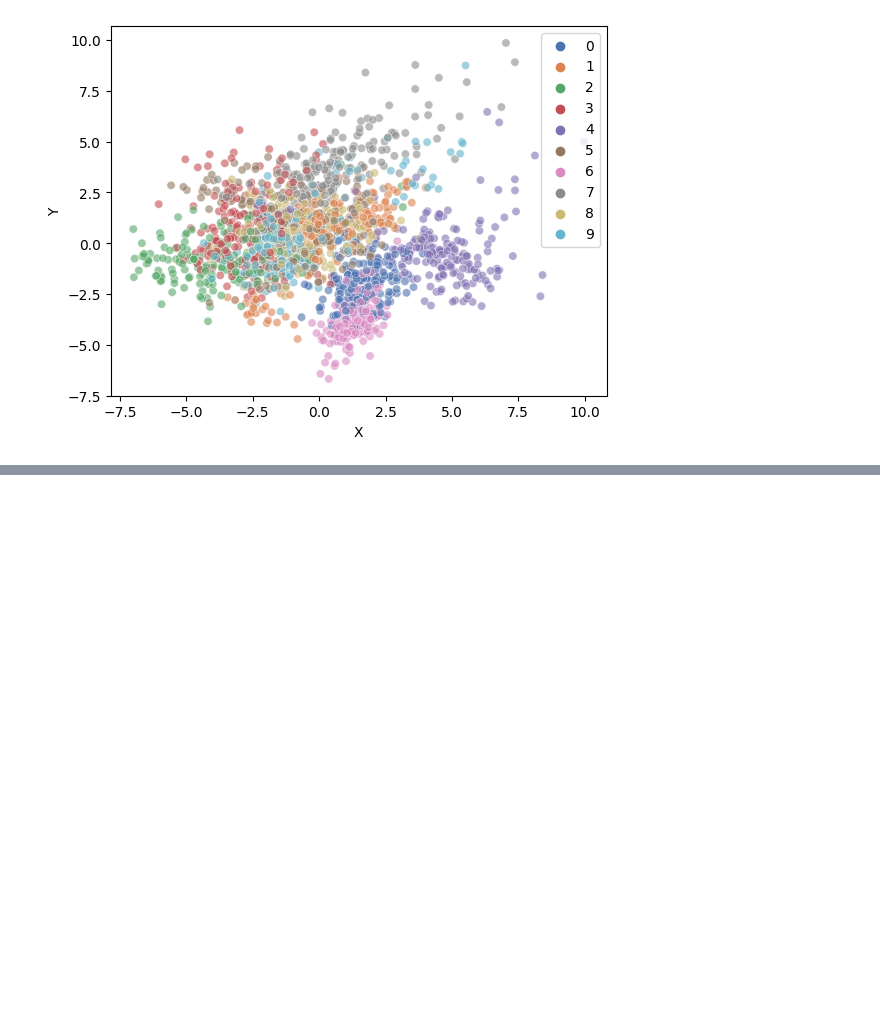
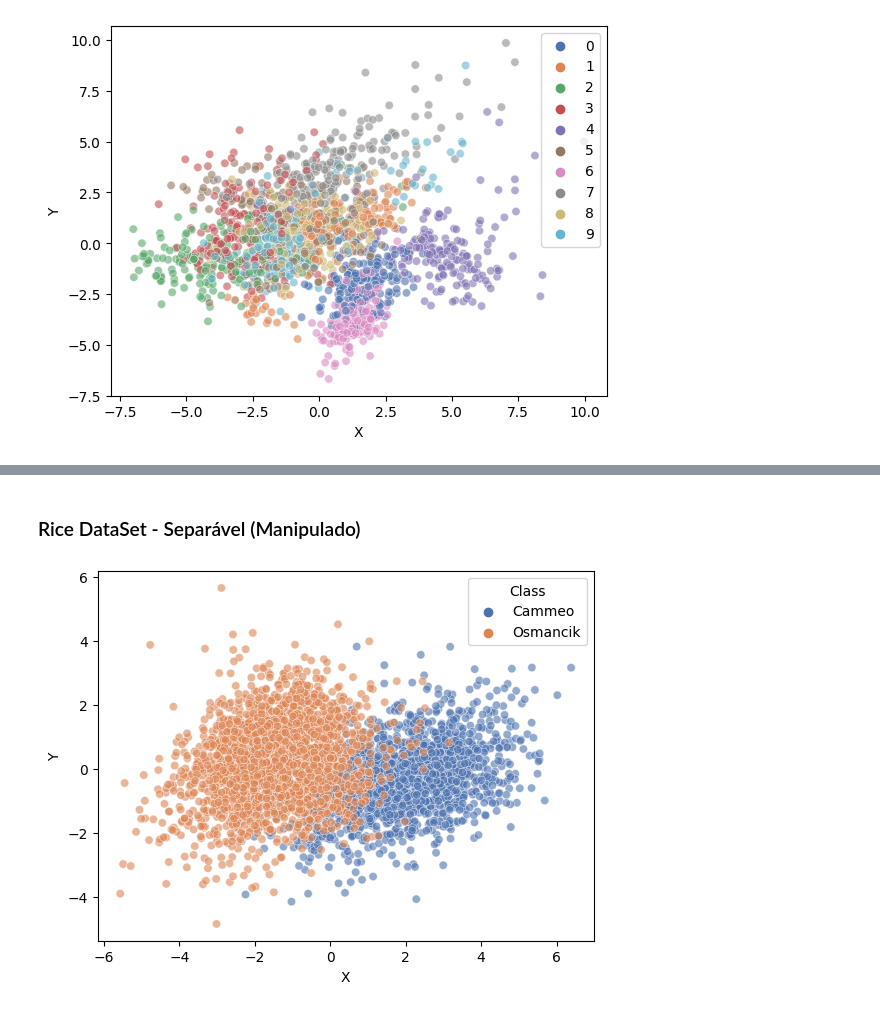
Before and after one commit to Igoreduardobraga/TP-1-ALG2, a Jupyter notebook: datasets_manipulation.ipynb, the cells around one changed output, grey strips where cells are left out. Drawn from its saved outputs; the diff is of its cells as text; code cells hidden in the pictures; blank space fills up the shorter version.

```diff
--- a/datasets_manipulation.ipynb
+++ b/datasets_manipulation.ipynb
@@ -75,3 +90,9 @@ def plot_scatter(dataframe, legenda):
+# %%
+def import_uci(id):
+    dataframe = fetch_ucirepo(id=id)
+    features = dataframe.data.features
+    targets = dataframe.data.targets
+    return features, targets
 # %% [markdown]
 **Função de redução de dimensão do dataset**
 # %%
@@ -208,0 +211,18 @@ array([[191.,  36.,  50.],
+# %% [markdown]
+### Rice DataSet - Separável (Manipulado)
+# %%
+features, targets = import_uci(545)
+
+normalized_data = StandardScaler().fit_transform(features)
+
+# Apply PCA with 2 components
+pca = PCA(n_components=2)
+components = pca.fit_transform(normalized_data)
+
+# Create a dataframe with PCA components and class labels
+rice_df = pd.DataFrame(data=components, columns=["X", "Y"])
+rice_df['Class'] = targets
+
+plot_scatter(rice_df, 0)
+# %% [output]
+[figure, added]
```
Also changed, not shown: parts of 14 cells of this notebook.
